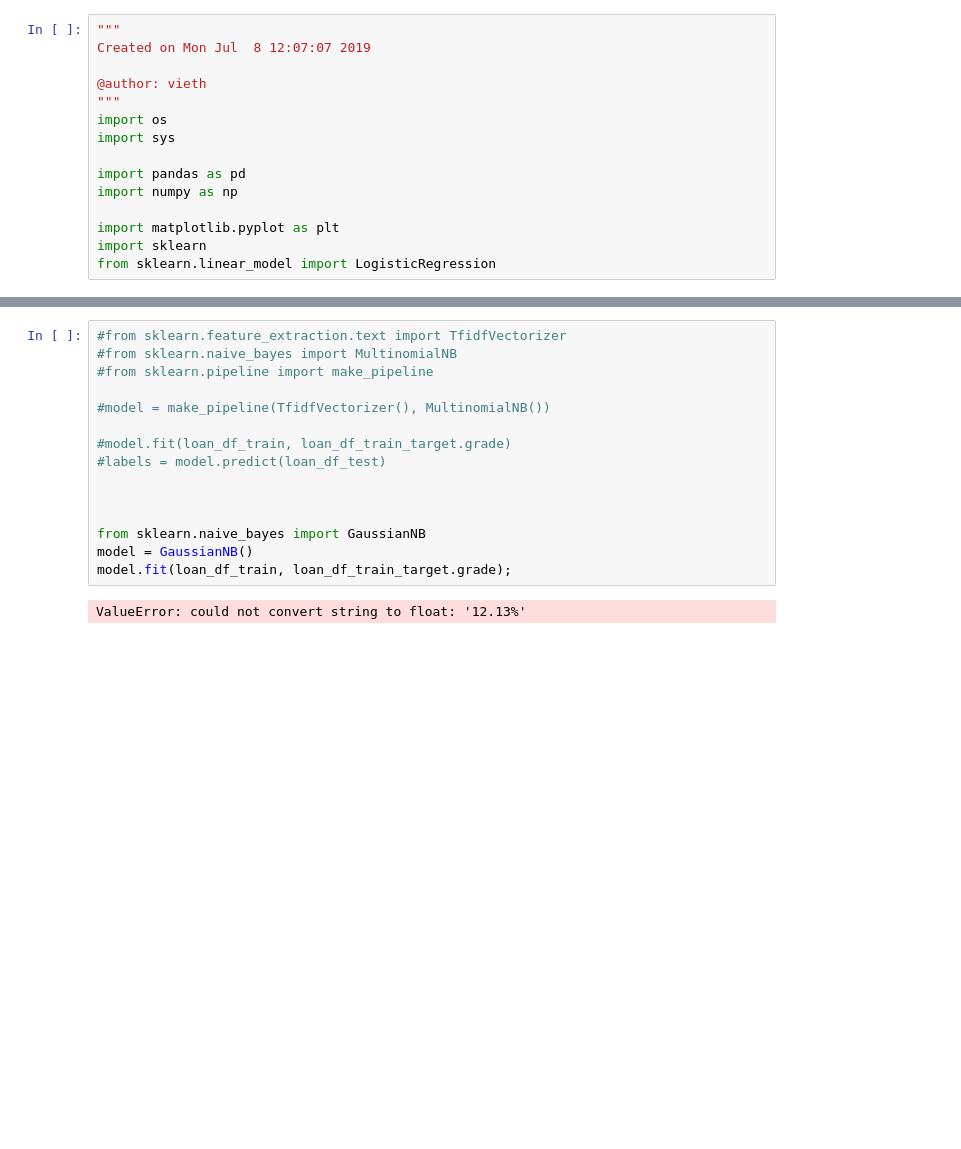
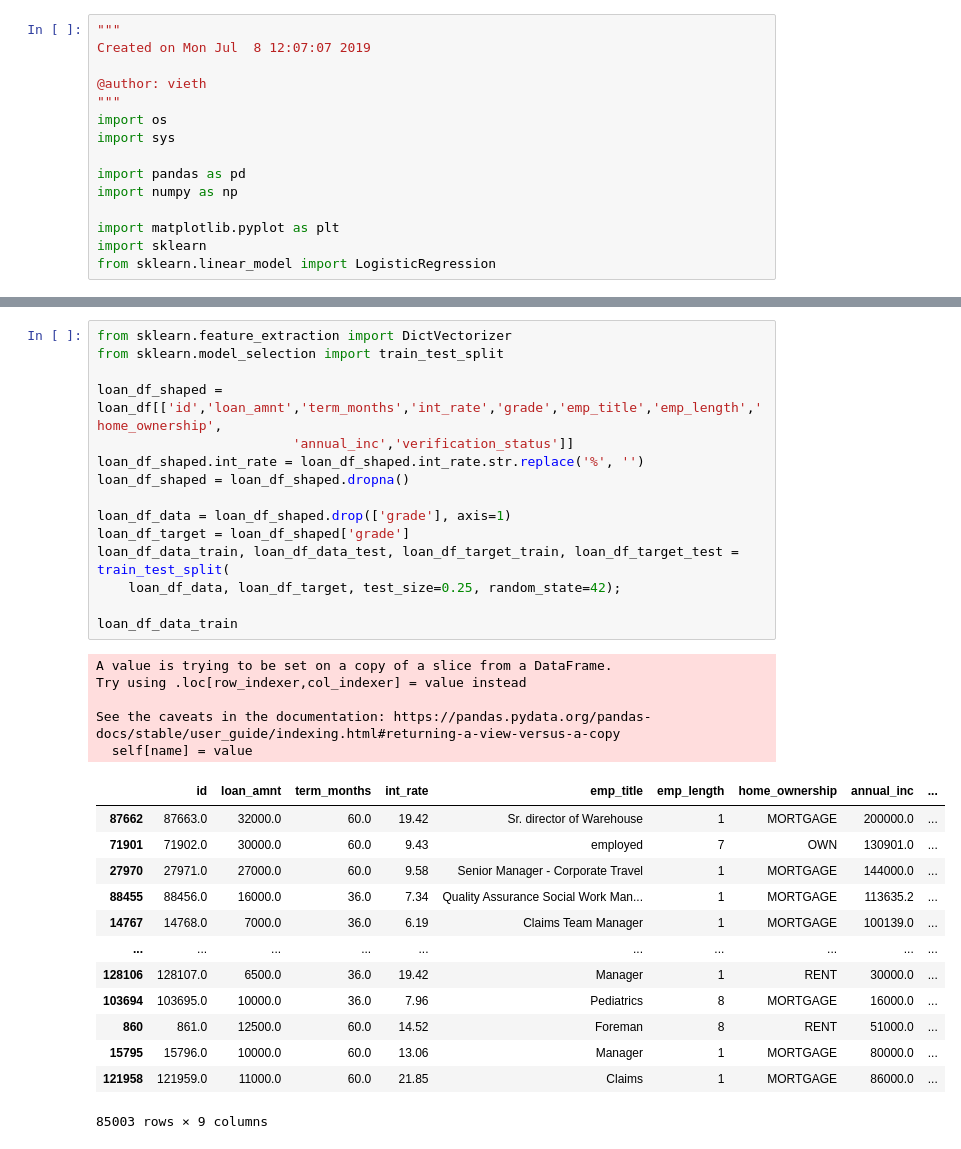
Before and after one commit to viethuy25/bank-loan-prediction, a Jupyter notebook: Untitled.ipynb, the cells around one changed output, grey strips where cells are left out. Cells and saved outputs as stored; diff of their text form; blank space fills up the shorter version.

```diff
--- a/Untitled.ipynb
+++ b/Untitled.ipynb
@@ -148,17 +130,34 @@ loan_df_train
-# %%
-#from sklearn.feature_extraction.text import TfidfVectorizer
-#from sklearn.naive_bayes import MultinomialNB
-#from sklearn.pipeline import make_pipeline
-
-#model = make_pipeline(TfidfVectorizer(), MultinomialNB())
-
-#model.fit(loan_df_train, loan_df_train_target.grade)
-#labels = model.predict(loan_df_test)
-
-
-
-from sklearn.naive_bayes import GaussianNB
-model = GaussianNB()
-model.fit(loan_df_train, loan_df_train_target.grade);
-# %% [output]
-ValueError: could not convert string to float: '12.13%'
+# %%
+from sklearn.feature_extraction import DictVectorizer
+from sklearn.model_selection import train_test_split
+
+loan_df_shaped = loan_df[['id','loan_amnt','term_months','int_rate','grade','emp_title','emp_length','home_ownership',
+                         'annual_inc','verification_status']]
+loan_df_shaped.int_rate = loan_df_shaped.int_rate.str.replace('%', '')
+loan_df_shaped = loan_df_shaped.dropna()
+
+loan_df_data = loan_df_shaped.drop(['grade'], axis=1)
+loan_df_target = loan_df_shaped['grade']
+loan_df_data_train, loan_df_data_test, loan_df_target_train, loan_df_target_test = train_test_split(
+    loan_df_data, loan_df_target, test_size=0.25, random_state=42);
+
+loan_df_data_train
+# %% [output]
+A value is trying to be set on a copy of a slice from a DataFrame.
+Try using .loc[row_indexer,col_indexer] = value instead
+
+See the caveats in the documentation: https://pandas.pydata.org/pandas-docs/stable/user_guide/indexing.html#returning-a-view-versus-a-copy
+  self[name] = value
+|  | id | loan_amnt | term_months | int_rate | emp_title | emp_length | home_ownership | annual_inc | ... |
+| 87662 | 87663.0 | 32000.0 | 60.0 | 19.42 | Sr. director of Warehouse | 1 | MORTGAGE | 200000.0 | ... |
+| 71901 | 71902.0 | 30000.0 | 60.0 | 9.43 | employed | 7 | OWN | 130901.0 | ... |
+| 27970 | 27971.0 | 27000.0 | 60.0 | 9.58 | Senior Manager - Corporate Travel | 1 | MORTGAGE | 144000.0 | ... |
+| 88455 | 88456.0 | 16000.0 | 36.0 | 7.34 | Quality Assurance Social Work Man... | 1 | MORTGAGE | 113635.2 | ... |
+| 14767 | 14768.0 | 7000.0 | 36.0 | 6.19 | Claims Team Manager | 1 | MORTGAGE | 100139.0 | ... |
+| ... | ... | ... | ... | ... | ... | ... | ... | ... | ... |
+| 128106 | 128107.0 | 6500.0 | 36.0 | 19.42 | Manager | 1 | RENT | 30000.0 | ... |
+| 103694 | 103695.0 | 10000.0 | 36.0 | 7.96 | Pediatrics | 8 | MORTGAGE | 16000.0 | ... |
+| 860 | 861.0 | 12500.0 | 60.0 | 14.52 | Foreman | 8 | RENT | 51000.0 | ... |
+| 15795 | 15796.0 | 10000.0 | 60.0 | 13.06 | Manager | 1 | MORTGAGE | 80000.0 | ... |
+| 121958 | 121959.0 | 11000.0 | 60.0 | 21.85 | Claims | 1 | MORTGAGE | 86000.0 | ... |
+85003 rows × 9 columns
```
Also changed, not shown: parts of 8 cells of this notebook, 1 other file.
